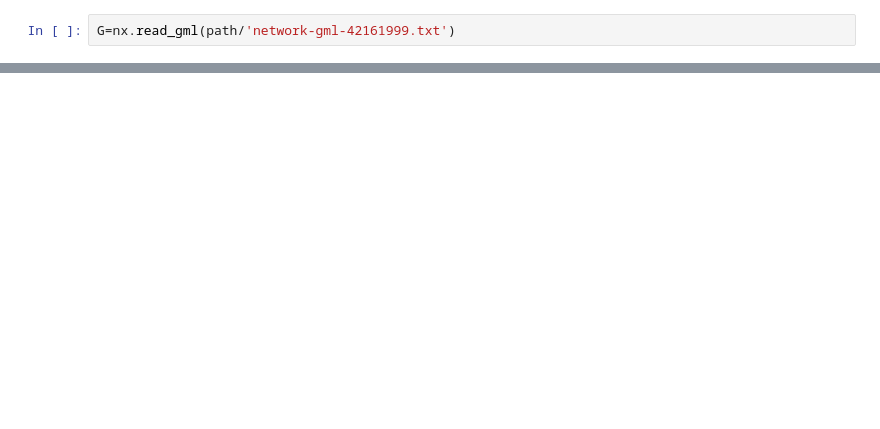
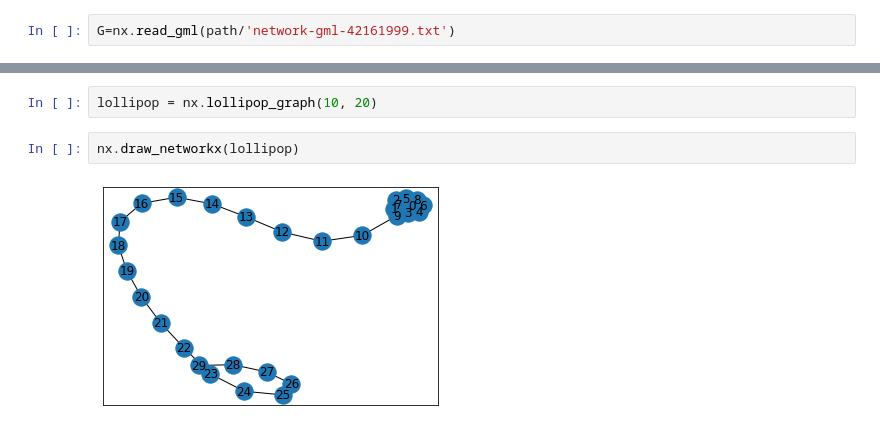
Before and after one commit to IsisChameleon/abm_commons_tragedy, a Jupyter notebook: Networkx-commons.ipynb, the cells around one changed output, grey strips where cells are left out. Cells and saved outputs as stored; diff of their text form; blank space fills up the shorter version.

```diff
--- a/Networkx-commons.ipynb
+++ b/Networkx-commons.ipynb
@@ -54,0 +83,6 @@ nx.draw_networkx(G)
+# %%
+lollipop = nx.lollipop_graph(10, 20)
+# %%
+nx.draw_networkx(lollipop)
+# %% [output]
+[figure, added]
```
Also changed, not shown: parts of 15 cells of this notebook, 2 other files.
